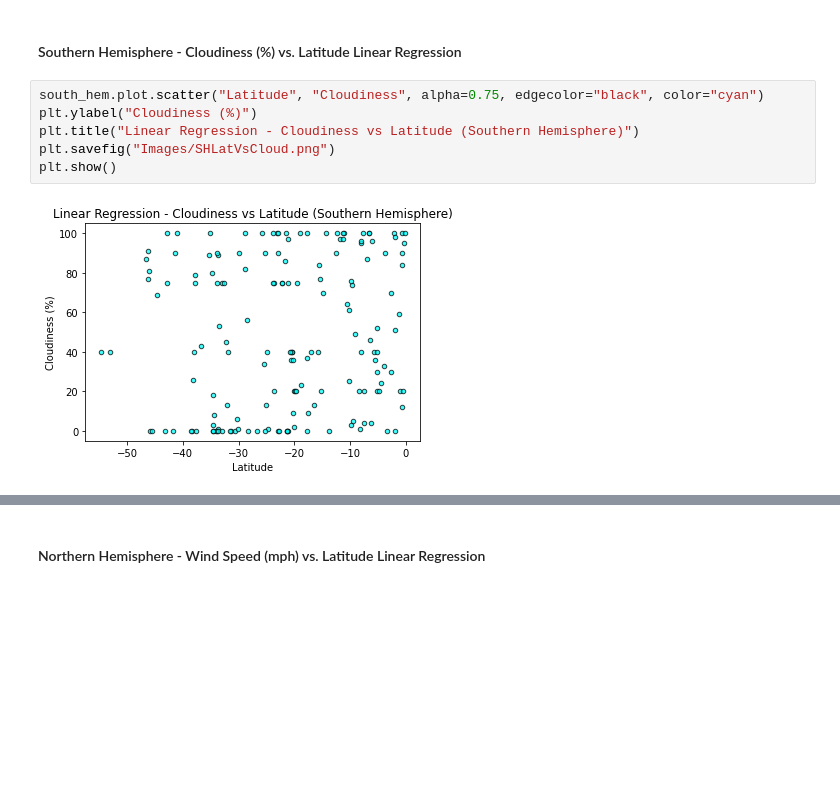
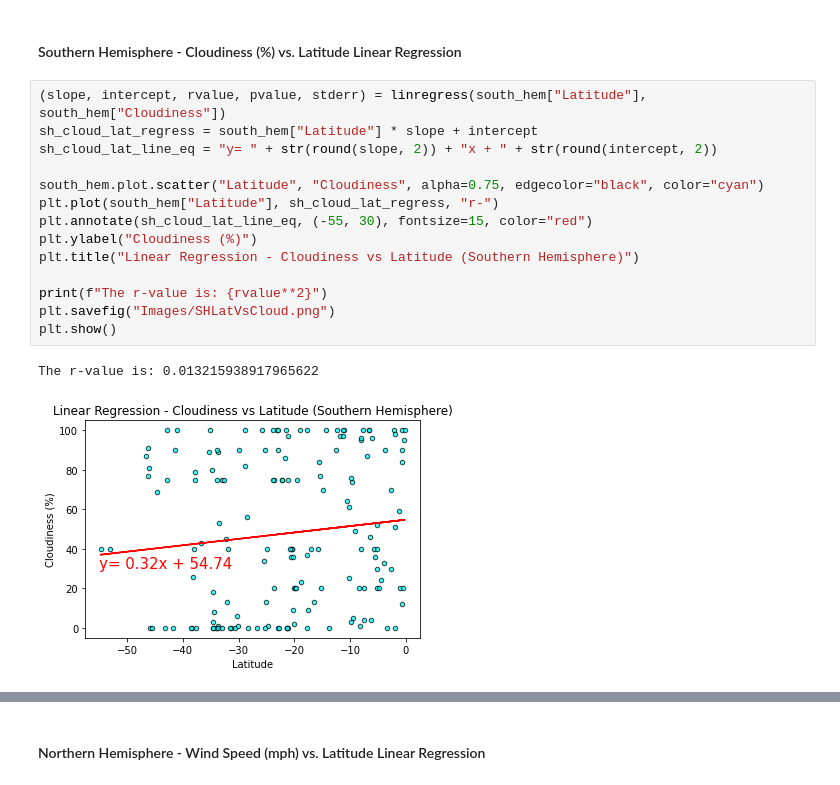
Before and after one commit to corriethomas/Python-API-Challenge, a Jupyter notebook: WeatherPy/starter_code/WeatherPy-Copy3-FinalforReview.ipynb, the cells around one changed output, grey strips where cells are left out. Cells and saved outputs as stored; diff of their text form; blank space fills up the shorter version.

```diff
--- a/WeatherPy/starter_code/WeatherPy-Copy3-FinalforReview.ipynb
+++ b/WeatherPy/starter_code/WeatherPy-Copy3-FinalforReview.ipynb
@@ -276,10 +300,19 @@ The r-value is: 0.0020898727664228514
 # %% [markdown]
 ####  Southern Hemisphere - Cloudiness (%) vs. Latitude Linear Regression
 # %%
+(slope, intercept, rvalue, pvalue, stderr) = linregress(south_hem["Latitude"], south_hem["Cloudiness"])
+sh_cloud_lat_regress = south_hem["Latitude"] * slope + intercept
+sh_cloud_lat_line_eq = "y= " + str(round(slope, 2)) + "x + " + str(round(intercept, 2))
+
 south_hem.plot.scatter("Latitude", "Cloudiness", alpha=0.75, edgecolor="black", color="cyan")
+plt.plot(south_hem["Latitude"], sh_cloud_lat_regress, "r-")
+plt.annotate(sh_cloud_lat_line_eq, (-55, 30), fontsize=15, color="red")
 plt.ylabel("Cloudiness (%)")
 plt.title("Linear Regression - Cloudiness vs Latitude (Southern Hemisphere)")
+
+print(f"The r-value is: {rvalue**2}")
 plt.savefig("Images/SHLatVsCloud.png")
 plt.show()
 # %% [output]
+The r-value is: 0.013215938917965622
-[figure, old version]
+[figure, new version]
```
Also changed, not shown: parts of 16 cells of this notebook, 8 other files.
